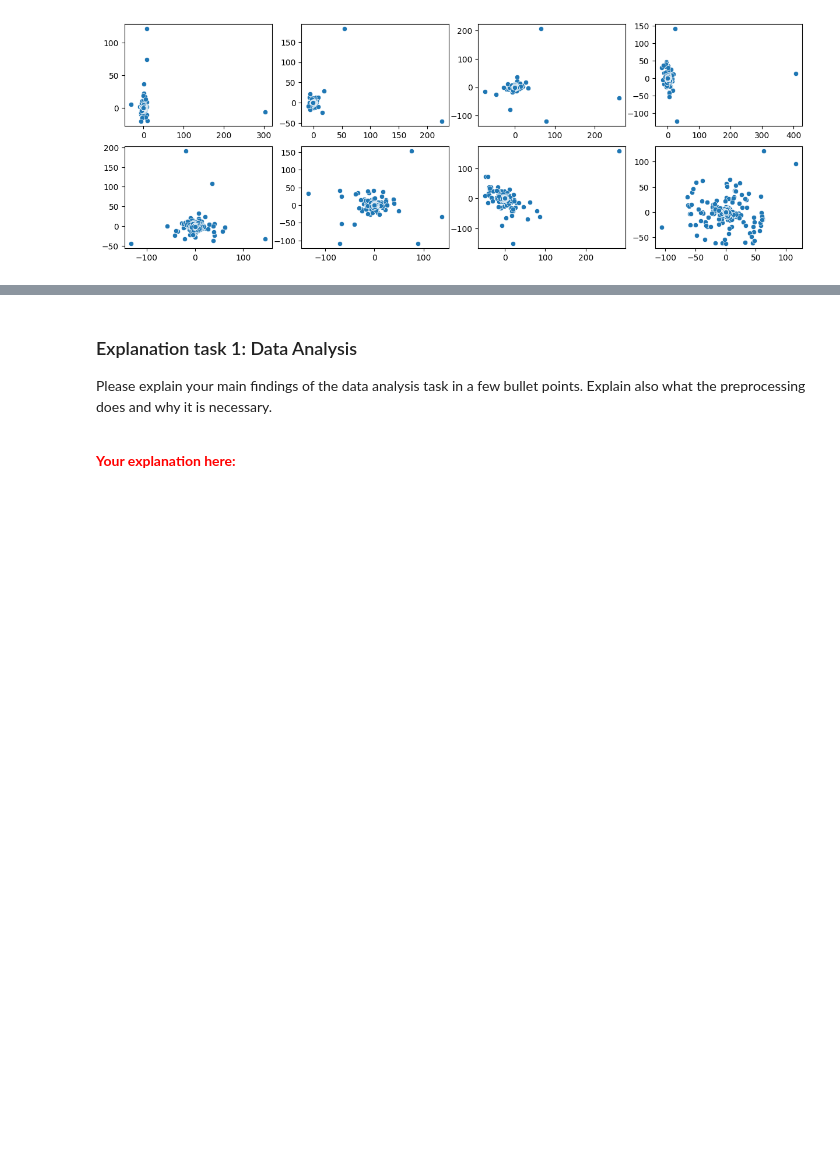
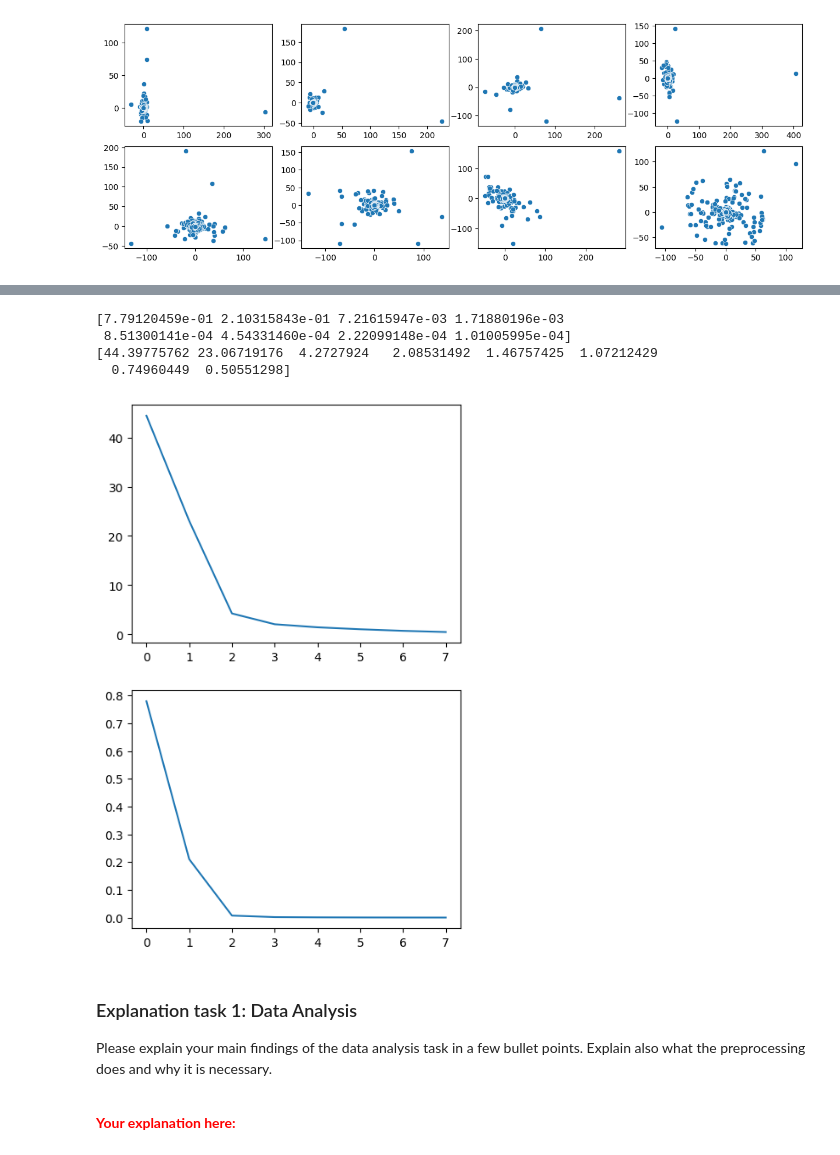
Before and after one commit to molen89/wasp-assignmen-af-classification, a Jupyter notebook: assignment_ecg_classification.ipynb, the cells around one changed output, grey strips where cells are left out. Cells and saved outputs as stored; diff of their text form; code cells hidden in the pictures; blank space fills up the shorter version.

```diff
--- a/assignment_ecg_classification.ipynb
+++ b/assignment_ecg_classification.ipynb
@@ -504,3 +486,26 @@ plot_pca(data[6])
+# %%
+def plot_pca_falloff(data):
+  fig, axs = plt.subplots(2, figsize=(5,8))
+
+  var = []
+  sing = []
+  # for i in range(data.shape[-1]):
+  pca = PCA(n_components=data.shape[-1])
+  out = pca.fit_transform(data)
+  print(pca.explained_variance_ratio_)
+  print(pca.singular_values_)
+
+
+  axs[0].plot(pca.singular_values_, label="singular_values")
+  axs[1].plot(pca.explained_variance_ratio_, label="explained_variance_ratio")
+
+plot_pca_falloff(data[0])
+# %% [output]
+[7.79120459e-01 2.10315843e-01 7.21615947e-03 1.71880196e-03
+ 8.51300141e-04 4.54331460e-04 2.22099148e-04 1.01005995e-04]
+[44.39775762 23.06719176  4.2727924   2.08531492  1.46757425  1.07212429
+  0.74960449  0.50551298]
+[figure, added]
 # %%
 # import xgboost as xgb
 # import numpy as np
```
Also changed, not shown: parts of 9 cells of this notebook.
